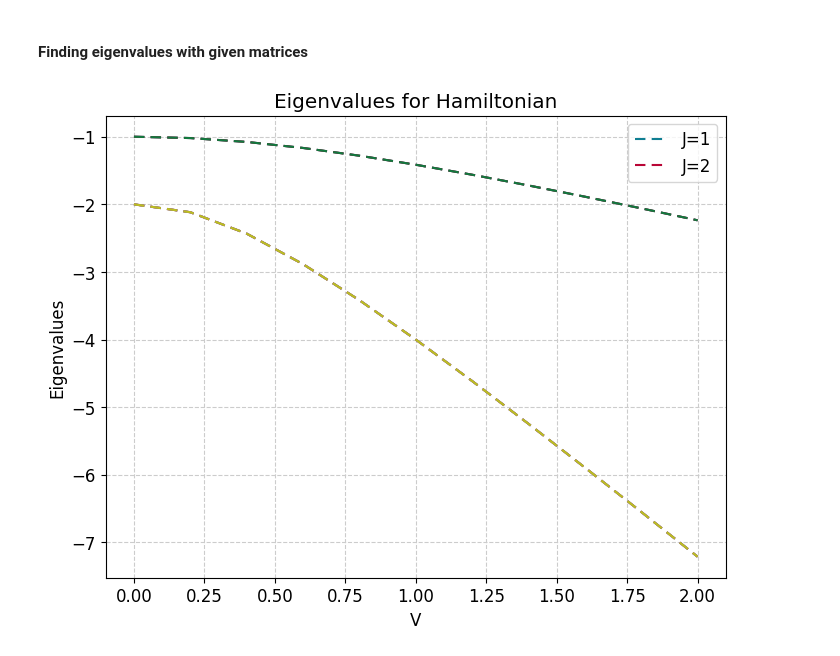
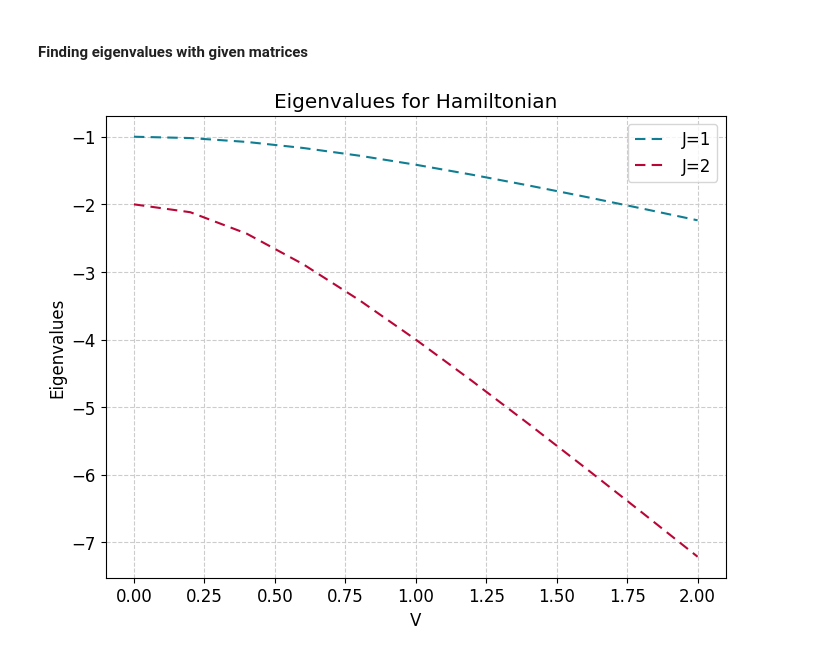
Before and after one commit to hishemok/FYS5419, a Jupyter notebook: Project1.ipynb, the cells around one changed output. Saved outputs shown, nothing was run; the diff lists cells and outputs as text; code cells hidden in the pictures.

```diff
--- a/Project1.ipynb
+++ b/Project1.ipynb
@@ -511,7 +509,7 @@ vqe_energies = np.zeros(len(lam_vals))
 for i,l in enumerate(lam_vals):
     energies = []
     min_params = 5,5,5,5
-    for param1, param2, param3, param4 in itertools.product(np.linspace(0,np.pi,7),repeat=4):
+    for param1, param2, param3, param4 in itertools.product(np.linspace(0,np.pi,9),repeat=4):
         params = np.array([param1,param2,param3,param4])
 
         energies.append(exp_val(params,l))
@@ -522,7 +520,7 @@ for i,l in enumerate(lam_vals):
 
 
 plt.plot(lam_vals, vqe_energies)
-plt.plot(lam_vals,eigenvalues,linestyle = (0,(5,3)))
+plt.plot(lam_vals,eigenvalues[:,0],linestyle = (0,(5,3)))
 plt.legend(["VQE","Exact"])
 plt.xlabel("λ")
 plt.ylabel("Energy")
@@ -599,7 +626,7 @@ def Hamiltonian_J2(V: float, eps: float) -> np.array:
 # %% [markdown]
 #### Finding eigenvalues with given matrices
 # %%
-def HJ1(eps: float,V: float) -> np.array:
+def HJ1_Quasispin(eps: float,V: float) -> np.array:
     """
     Returns the Hamiltonian for J=1
     """
@@ -607,38 +634,38 @@ def HJ1(eps: float,V: float) -> np.array:
         [-eps, 0, -V],
         [0   ,0 ,  0],
         [-V  ,0 ,eps]
     ])
     return H
 
-def HJ2(eps: float,V: float, W: float=0.0) -> np.array:
+def HJ2_Quasispin(eps: float,V: float, W: float=0.0) -> np.array:
     """
     Returns the Hamiltonian for J=2
     """
     H = np.array([
         [-2*eps      , 0          , np.sqrt(6)*V,0         ,            0],
         [0           , -eps + 3*W , 0          , 3*V       ,            0],
         [np.sqrt(6)*V, 0          , 4 * W      , 0         , np.sqrt(6)*V],
         [0           , 3*V        , 0          , eps + 3*W ,            0],
         [0           , 0          , np.sqrt(6)*V, 0        ,        2*eps]
     ])
     return H
 
 
 Vvals = np.linspace(0,2,11)
 epsilon = 1.0
-J1_eigenvalues = np.zeros((len(Vvals),3))
-J2_eigenvalues = np.zeros((len(Vvals),5))
+J1_eigenvalues_Quasispin = np.zeros(len(Vvals))
+J2_eigenvalues_Quasispin = np.zeros(len(Vvals))
 
 for i,v in enumerate(Vvals):
-    J1_eigenvalues[i] = np.linalg.eigvalsh(HJ1(epsilon,v))[0]#gs
-    J2_eigenvalues[i] = np.linalg.eigvalsh(HJ2(epsilon,v))[0]#gs
+    J1_eigenvalues_Quasispin[i] = np.linalg.eigvalsh(HJ1_Quasispin(epsilon,v))[0]#gs
+    J2_eigenvalues_Quasispin[i] = np.linalg.eigvalsh(HJ2_Quasispin(epsilon,v))[0]#gs
 
-plt.plot(Vvals, J1_eigenvalues,linestyle = (0,(5,3)))
-plt.plot(Vvals, J2_eigenvalues,linestyle = (0,(5,3)))
+plt.plot(Vvals, J1_eigenvalues_Quasispin,linestyle = (0,(5,3)))
+plt.plot(Vvals, J2_eigenvalues_Quasispin,linestyle = (0,(5,3)))
 plt.xlabel("V")
 plt.ylabel("Eigenvalues")
 plt.title("Eigenvalues for Hamiltonian")
 plt.legend(["J=1","J=2"])
 plt.show()
 # %% [output]
-[figure, old version]
+[figure, new version]
```
Also changed, not shown: parts of 10 cells of this notebook.
